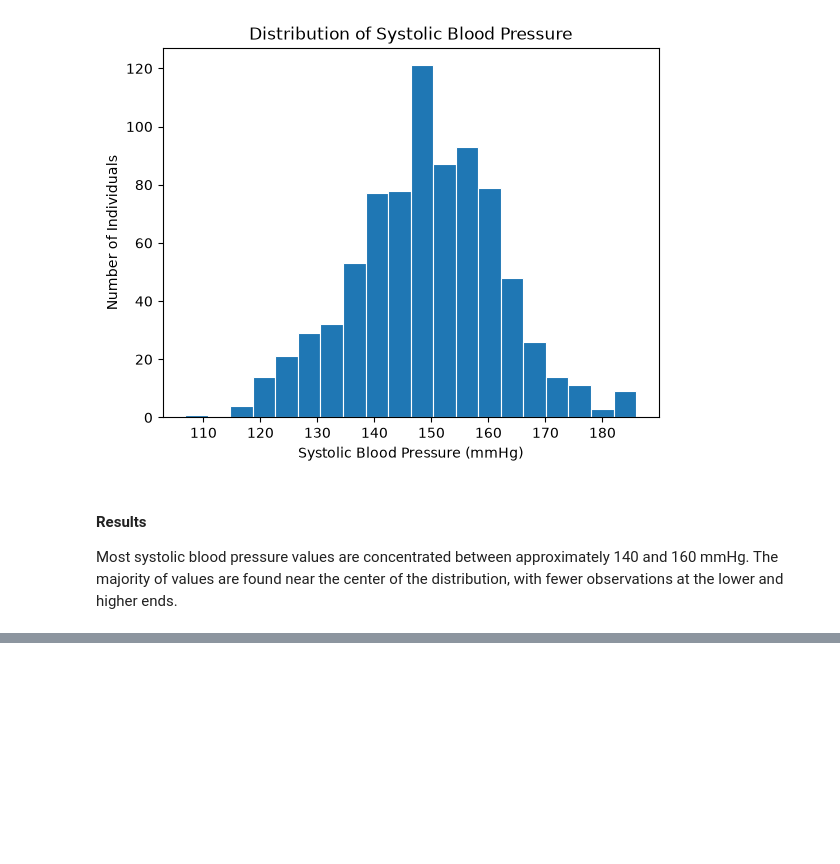
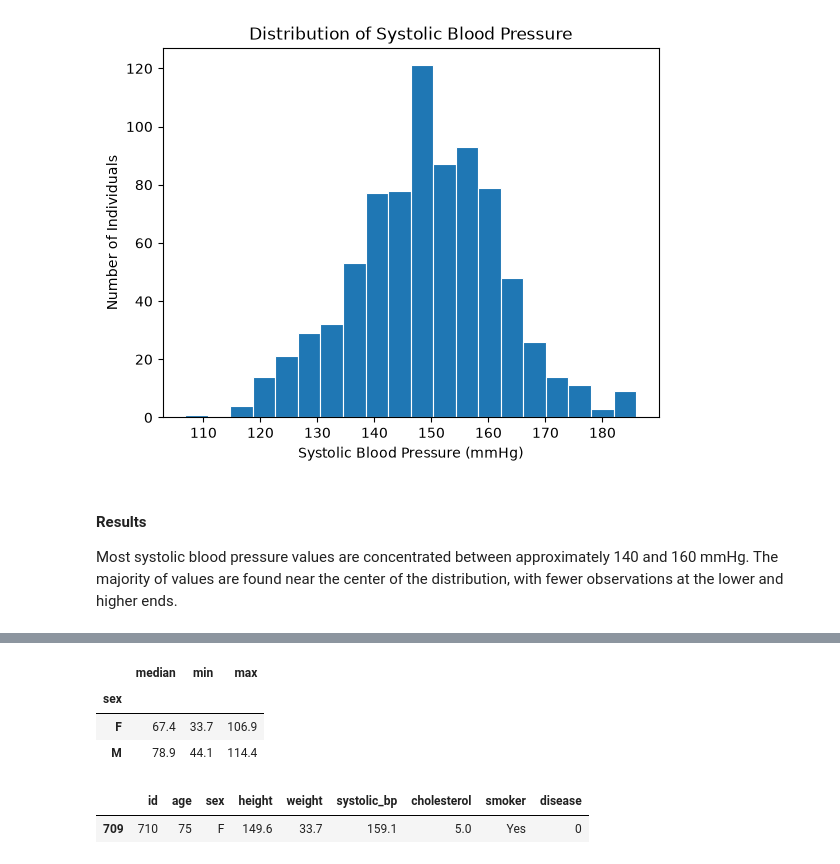
Before and after one commit to MegansCreativeLabs/health_study, a Jupyter notebook: notebooks/health_study_analysis.ipynb, the cells around one changed output, grey strips where cells are left out. Drawn from its saved outputs; the diff is of its cells as text; code cells hidden in the pictures; blank space fills up the shorter version.

```diff
--- a/notebooks/health_study_analysis.ipynb
+++ b/notebooks/health_study_analysis.ipynb
@@ -86,0 +129,13 @@ Most systolic blood pressure values are concentrated between approximately 140 a
+# %%
+# Undersöker viktstatistik för respektive kön
+display(df.groupby("sex")["weight"].agg(["median", "min", "max"]).round(2))
+
+# Kontrollerar observationen med ovanligt låg vikt
+display(df.loc[df["weight"] == df["weight"].min()])
+# %% [output]
+|  | median | min | max |
+| sex |  |  |  |
+| F | 67.4 | 33.7 | 106.9 |
+| M | 78.9 | 44.1 | 114.4 |
+|  | id | age | sex | height | weight | systolic_bp | cholesterol | smoker | disease |
+| 709 | 710 | 75 | F | 149.6 | 33.7 | 159.1 | 5.0 | Yes | 0 |
```
Also changed, not shown: parts of 3 cells of this notebook.
